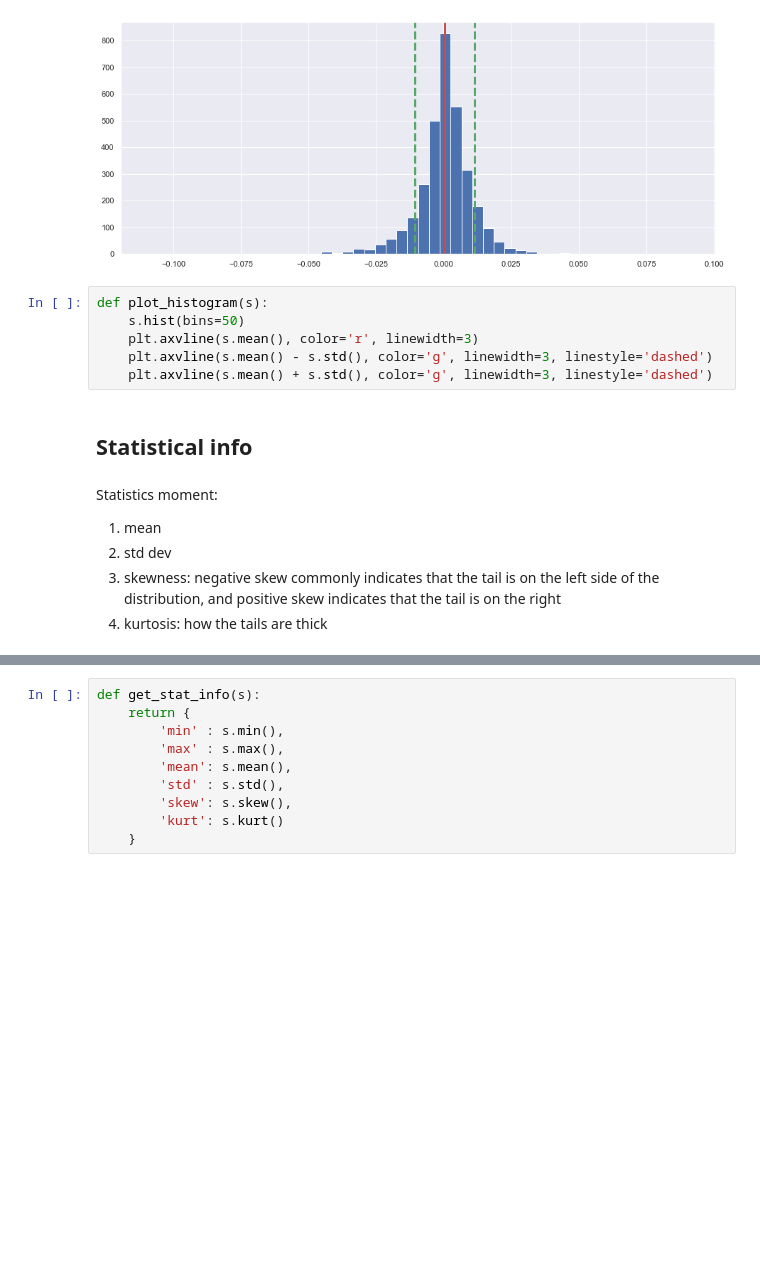
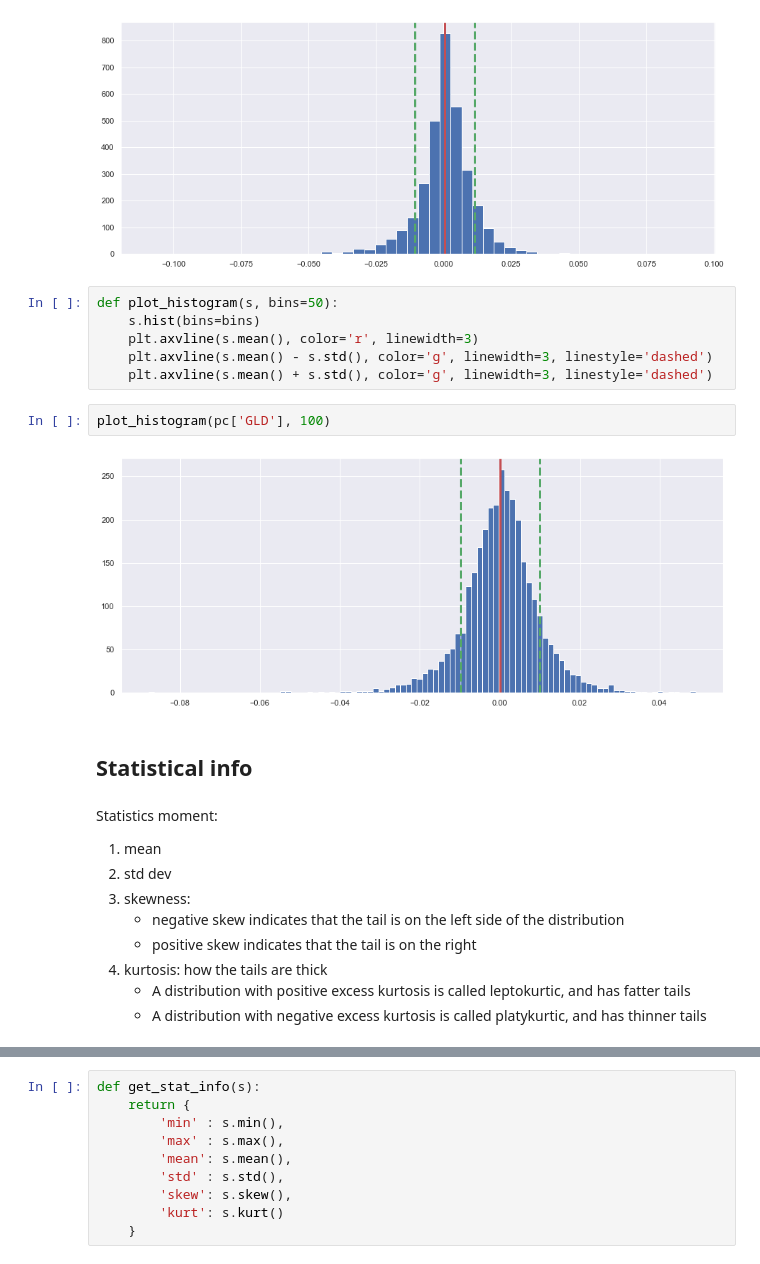
Before and after one commit to mathieugouin/tradesim, a Jupyter notebook: udacity.ipynb, the cells around one changed output, grey strips where cells are left out. Saved outputs shown, nothing was run; the diff lists cells and outputs as text; blank space fills up the shorter version.

```diff
--- a/udacity.ipynb
+++ b/udacity.ipynb
@@ -78,19 +85,27 @@ plt.axvline(pc['SPY'].mean() + pc['SPY'].std(), color='g', linewidth=3, linestyl
 <matplotlib.lines.Line2D at 0x...>
 [figure]
 # %%
-def plot_histogram(s):
-    s.hist(bins=50)
+def plot_histogram(s, bins=50):
+    s.hist(bins=bins)
     plt.axvline(s.mean(), color='r', linewidth=3)
     plt.axvline(s.mean() - s.std(), color='g', linewidth=3, linestyle='dashed')
     plt.axvline(s.mean() + s.std(), color='g', linewidth=3, linestyle='dashed')
+# %%
+plot_histogram(pc['GLD'], 100)
+# %% [output]
+[figure, added]
 # %% [markdown]
 ## Statistical info
 # %% [markdown]
 Statistics moment:
 1. mean
 2. std dev
-3. skewness: negative skew commonly indicates that the tail is on the left side of the distribution, and positive skew indicates that the tail is on the right
+3. skewness:
+    * negative skew indicates that the tail is on the left side of the distribution
+    * positive skew indicates that the tail is on the right
 4. kurtosis: how the tails are thick
+    * A distribution with positive excess kurtosis is called leptokurtic, and has fatter tails
+    * A distribution with negative excess kurtosis is called platykurtic, and has thinner tails
 # %%
 desc = df.pct_change().describe()
 desc.rename_axis('Symbol', axis=1, inplace=True)
```
Also changed, not shown: parts of 41 cells of this notebook.
